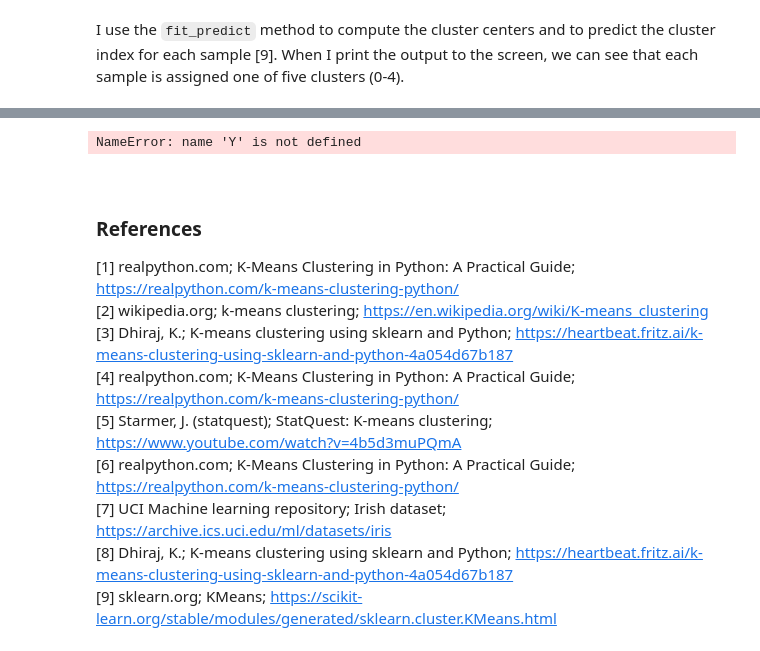
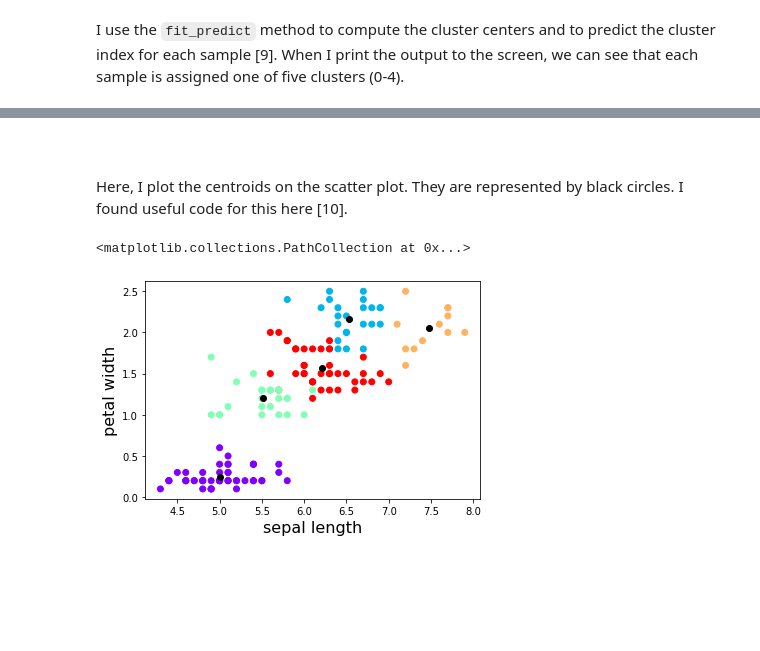
Before and after one commit to colm-o-caoimh/ExploringMachineLearning, a Jupyter notebook: Machine Learning and Statistics - Tasks 2020.ipynb, the cells around one changed output, grey strips where cells are left out. Cells and saved outputs as stored; diff of their text form; code cells hidden in the pictures; blank space fills up the shorter version.

```diff
--- a/Machine Learning and Statistics - Tasks 2020.ipynb
+++ b/Machine Learning and Statistics - Tasks 2020.ipynb
@@ -590,5 +571,0 @@ plt.scatter(x[:, 0], x[:, 1], c=y_kmeans3, cmap='rainbow')
-# %%
-kmeans = skcl.KMeans(n_clusters=2, random_state=0).fit(Y)
-kmeans
-# %% [output]
-NameError: name 'Y' is not defined
@@ -629,13 +572,18 @@ xvals, yvals
-# %% [markdown]
-<br>
-
-### References
-[1] realpython.com; K-Means Clustering in Python: A Practical Guide; https://realpython.com/k-means-clustering-python/ <br>
-[2] wikipedia.org; k-means clustering; https://en.wikipedia.org/wiki/K-means_clustering <br>
-[3] Dhiraj, K.; K-means clustering using sklearn and Python; https://heartbeat.fritz.ai/k-means-clustering-using-sklearn-and-python-4a054d67b187 <br>
-[4] realpython.com; K-Means Clustering in Python: A Practical Guide; https://realpython.com/k-means-clustering-python/ <br>
-[5] Starmer, J. (statquest); StatQuest: K-means clustering; https://www.youtube.com/watch?v=4b5d3muPQmA <br>
-[6] realpython.com; K-Means Clustering in Python: A Practical Guide; https://realpython.com/k-means-clustering-python/ <br>
-[7] UCI Machine learning repository; Irish dataset; https://archive.ics.uci.edu/ml/datasets/iris <br>
-[8] Dhiraj, K.; K-means clustering using sklearn and Python; https://heartbeat.fritz.ai/k-means-clustering-using-sklearn-and-python-4a054d67b187 <br>
-[9] sklearn.org; KMeans; https://scikit-learn.org/stable/modules/generated/sklearn.cluster.KMeans.html <br>
+# %% [markdown]
+<br>
+# %% [markdown]
+Here, I plot the centroids on the scatter plot. They are represented by black circles. I found useful code for this here [10].
+# %%
+# plot sepal length and petal width on a scatter plot
+plt.scatter(x[:, 0], x[:, 3], c=y_kmeans5, cmap='rainbow')
+
+plt.xlabel('sepal length', fontsize=16)
+plt.ylabel('petal width', fontsize=16)
+
+# plot centroids
+plt.scatter(kmeans5.cluster_centers_[:,0],kmeans5.cluster_centers_[:,3],color='black',marker='o')
+# %% [output]
+<matplotlib.collections.PathCollection at 0x...>
+[figure, added]
+# %% [markdown]
+<br>
```
Also changed, not shown: parts of 51 cells of this notebook.
